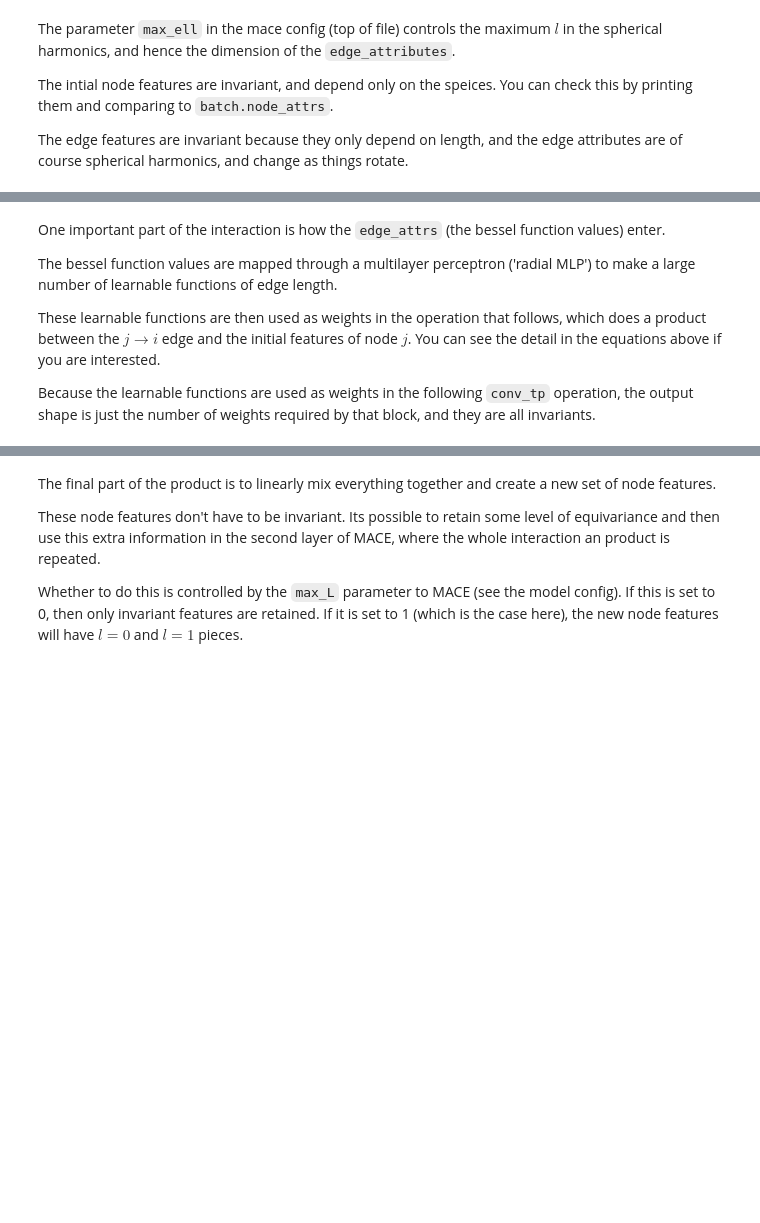
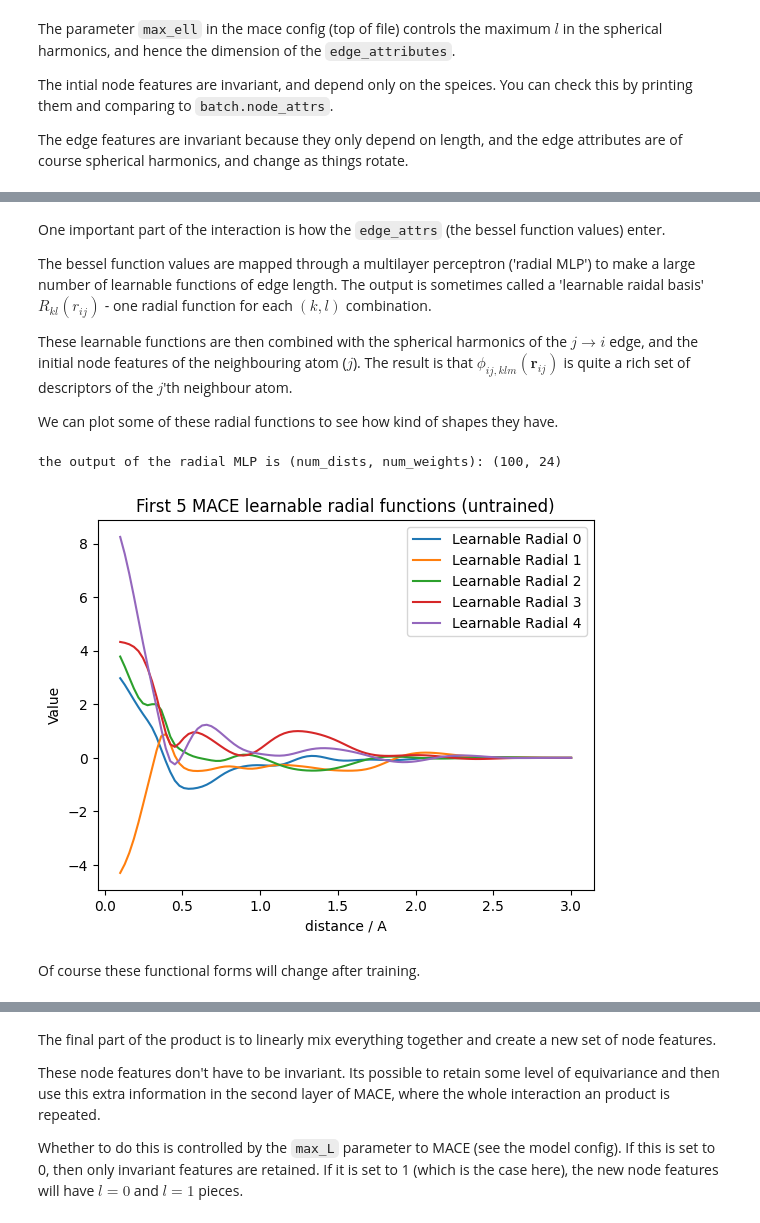
Before and after one commit to imagdau/Tutorials, a Jupyter notebook: T03-MACE-Theory.ipynb, the cells around one changed output, grey strips where cells are left out. Saved outputs shown, nothing was run; the diff lists cells and outputs as text; code cells hidden in the pictures; blank space fills up the shorter version.

```diff
--- a/T03-MACE-Theory.ipynb
+++ b/T03-MACE-Theory.ipynb
@@ -358,35 +398,40 @@ print("the output of the interaction is (num_atoms, channels, dim. spherical har
 # %% [markdown]
 One important part of the interaction is how the `edge_attrs` (the bessel function values) enter.
 
-The bessel function values are mapped through a multilayer perceptron ('radial MLP') to make a large number of learnable functions of edge length.
+The bessel function values are mapped through a multilayer perceptron ('radial MLP') to make a large number of learnable functions of edge length. The output is sometimes called a 'learnable raidal basis' $R_{kl}(r_{ij})$ - one radial function for each $(k,l)$ combination.
 
-These learnable functions are then used as weights in the operation that follows, which does a product between the $j\rightarrow i$ edge and the initial features of node $j$. You can see the detail in the equations above if you are interested.
+These learnable functions are then combined with the spherical harmonics of the $j\rightarrow i$ edge, and the initial node features of the neighbouring atom ($j$). The result is that $\phi_{ij,klm}(\mathbf{r}_{ij})$ is quite a rich set of descriptors of the $j$'th neighbour atom.
 
-Because the learnable functions are used as weights in the following `conv_tp` operation, the output shape is just the number of weights required by that block, and they are all invariants.
+We can plot some of these radial functions to see how kind of shapes they have.
 # %%
 # visulaise what the radial MLP does
 dists = torch.tensor(np.linspace(0.1, cutoff, 100), dtype=torch.get_default_dtype()).unsqueeze(-1)
 
 # first do radial embedding again
-edge_feats_scan = model.radial_embedding(dists) #, batch["node_attrs"], batch["edge_index"], model.atomic_numbers)
+edge_feats_scan = model.radial_embedding(dists, batch["node_attrs"], batch["edge_index"], model.atomic_numbers)
 
 # put the edge feats into the radial MLP
 tp_weights_scan = model.interactions[0].conv_tp_weights(edge_feats_scan).detach().numpy()
 print('the output of the radial MLP is (num_dists, num_weights):', tp_weights_scan.shape)
 
 # plot the outputs
 num_basis_to_print = 5
 for i in range(num_basis_to_print):
     plt.plot(dists, tp_weights_scan[:, i], label=f'Learnable Radial {i}')
 
 # Add title, labels, and legend
 plt.title(f"First {num_basis_to_print} MACE learnable radial functions (untrained)")
 plt.xlabel("distance / A")
 plt.ylabel("Value")
 plt.legend()
 
 # Display the plot
 plt.show()
+# %% [output]
+the output of the radial MLP is (num_dists, num_weights): (100, 24)
+[figure, added]
+# %% [markdown]
+Of course these functional forms will change after training.
 # %% [markdown]
 
 ## 3. Product
```
Also changed, not shown: parts of 67 cells of this notebook, 4 other files.
